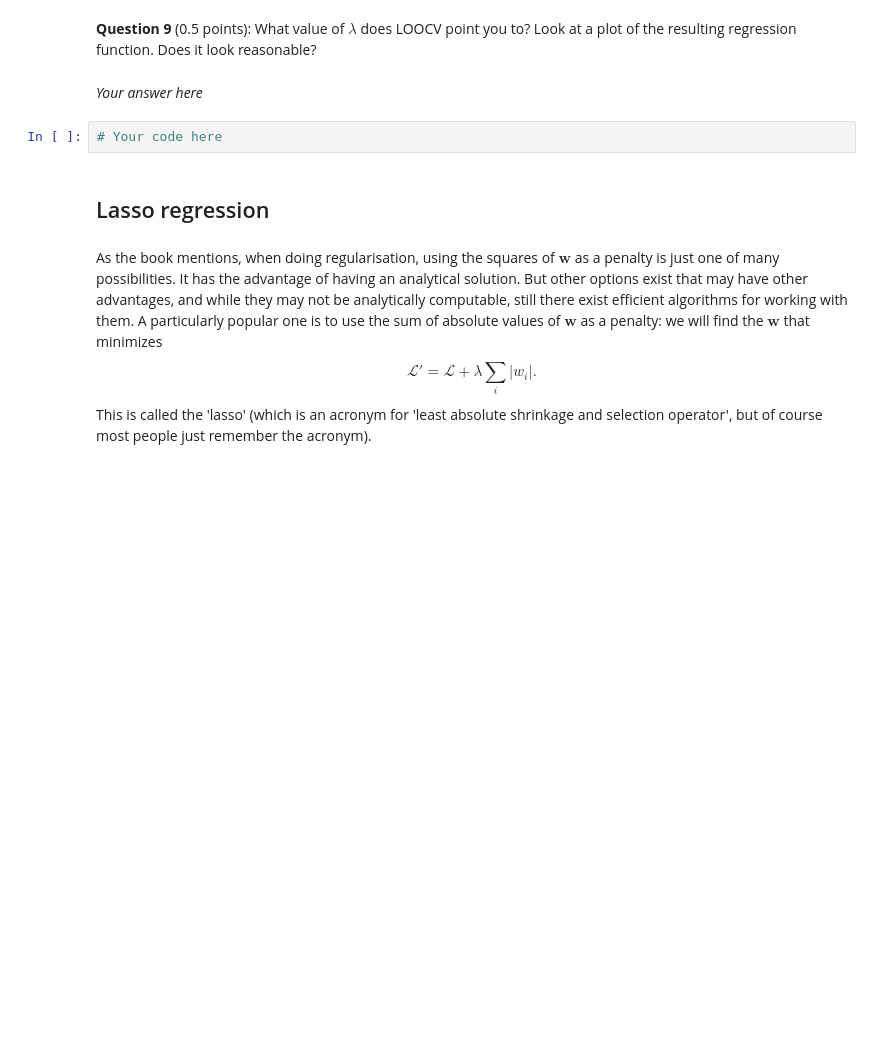
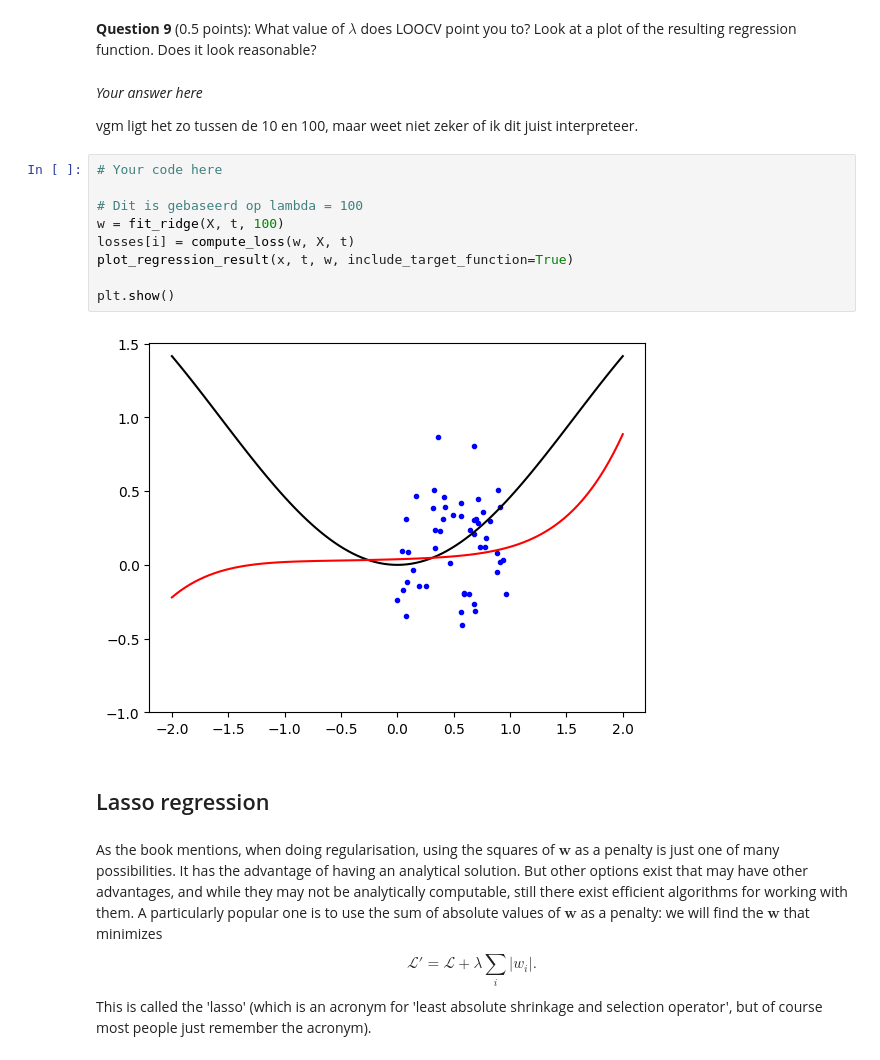
Before and after one commit to KNISP/Machine-Learning, a Jupyter notebook: ML2025_assignment1.ipynb, the cells around one changed output. Saved outputs shown, nothing was run; the diff lists cells and outputs as text; blank space fills up the shorter version.

```diff
--- a/ML2025_assignment1.ipynb
+++ b/ML2025_assignment1.ipynb
@@ -260,9 +296,20 @@ def LOOCV(X, t, fitting_function, lamb):
 # %% [markdown]
 **Question 9** (0.5 points): What value of $\lambda$ does LOOCV point you to? Look at a plot of the resulting regression function. Does it look reasonable?
-# %% [markdown]
-*Your answer here*
-# %%
-# Your code here
+# %% [markdown]
+*Your answer here*
+
+vgm ligt het zo tussen de 10 en 100, maar weet niet zeker of ik dit juist interpreteer.
+# %%
+# Your code here
+
+# Dit is gebaseerd op lambda = 100
+w = fit_ridge(X, t, 100)
+losses[i] = compute_loss(w, X, t)
+plot_regression_result(x, t, w, include_target_function=True)
+
+plt.show()
+# %% [output]
+[figure, added]
 # %% [markdown]
 ## Lasso regression
 # %% [markdown]
```
Also changed, not shown: parts of 11 cells of this notebook, 1 other file.
